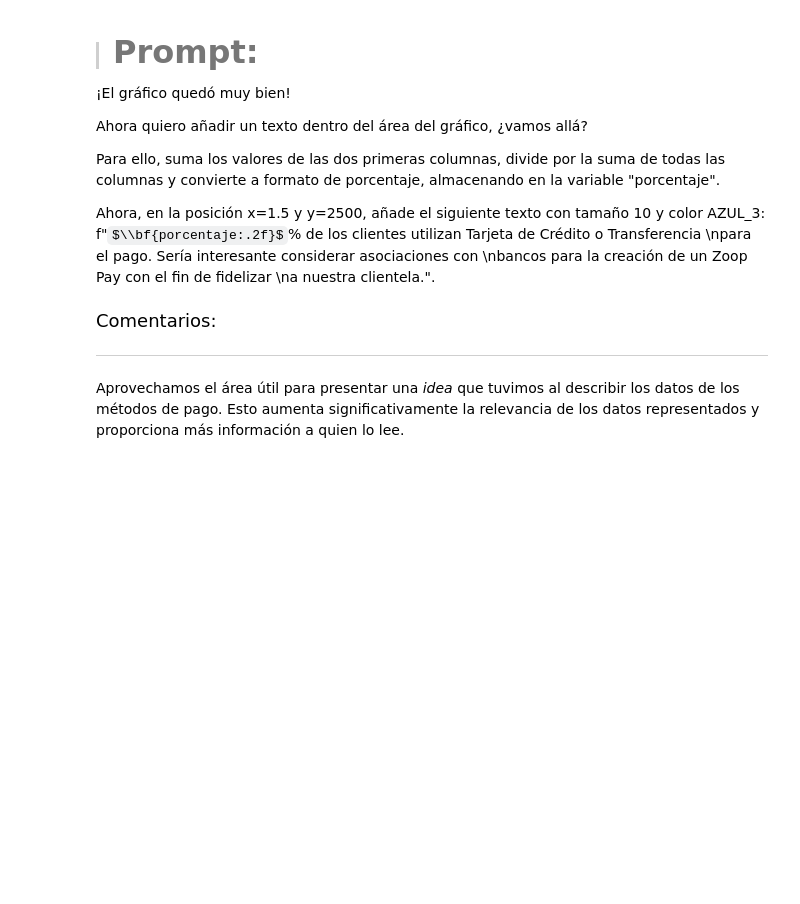
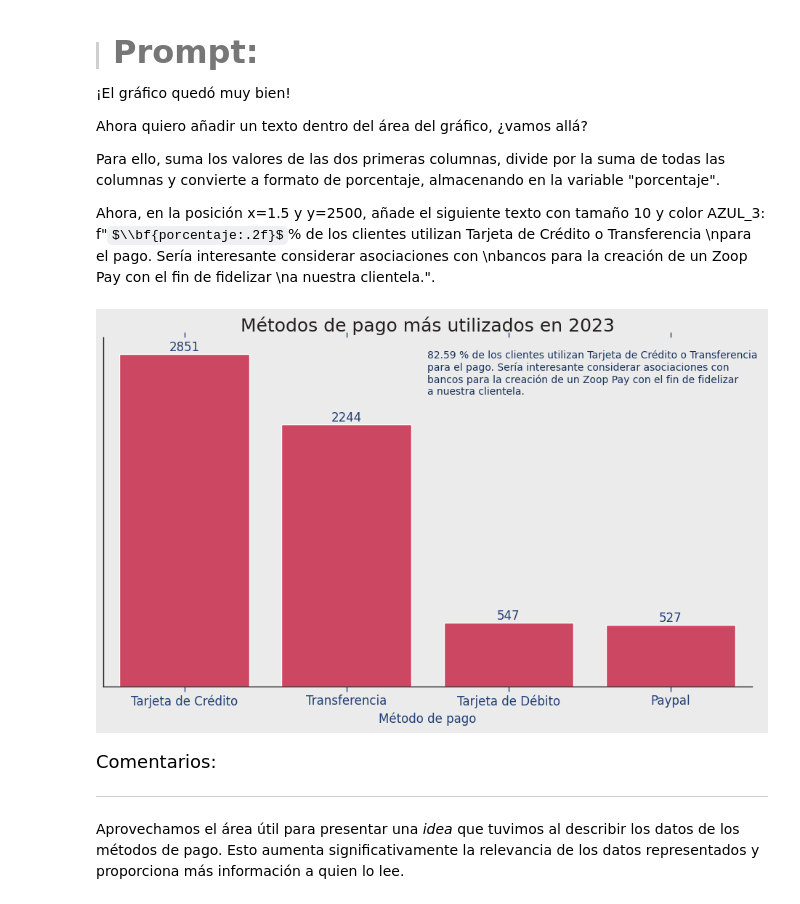
Before and after one commit to DanielRaiicHu/IA_aplicada_a_ciencia_de_datos, a Jupyter notebook: IA_aplicada_a_ciencia_de_datos.ipynb, the cells around one changed output. Saved outputs shown, nothing was run; the diff lists cells and outputs as text; code cells hidden in the pictures; some formulas as TeX source; blank space fills up the shorter version.

```diff
--- a/IA_aplicada_a_ciencia_de_datos.ipynb
+++ b/IA_aplicada_a_ciencia_de_datos.ipynb
@@ -1593,6 +1669,97 @@ Ahora quiero añadir un texto dentro del área del gráfico, ¿vamos allá?
 Para ello, suma los valores de las dos primeras columnas, divide por la suma de todas las columnas y convierte a formato de porcentaje, almacenando en la variable "porcentaje".
 
 Ahora, en la posición x=1.5 y y=2500, añade el siguiente texto con tamaño 10 y color AZUL_3: f"$\\bf{porcentaje:.2f}$% de los clientes utilizan Tarjeta de Crédito o Transferencia \npara el pago. Sería interesante considerar asociaciones con \nbancos para la creación de un Zoop Pay con el fin de fidelizar \na nuestra clientela.".
+# %%
+import pandas as pd
+import matplotlib.pyplot as plt
+import seaborn as sns
+
+# 1. Contar frecuencia de métodos de pago
+metodos_de_pago = df['metodo_pago'].value_counts().reset_index()
+metodos_de_pago.columns = ['metodo_pago', 'cantidad']
+
+# 2. Calcular el porcentaje
+suma_dos_primeros = metodos_de_pago['cantidad'].iloc[0:2].sum()
+suma_total = metodos_de_pago['cantidad'].sum()
+porcentaje = (suma_dos_primeros / suma_total) * 100
+
+# 3. Paleta de colores corporativos
+ROJO_1, ROJO_2, ROJO_3 = "#e23155", "#cc2c4e", "#b32742"
+AZUL_1, AZUL_2, AZUL_3 = "#203f75", "#1c3867", "#19325b"
+BLANCO, GRIS_1, GRIS_2, GRIS_3, GRIS_4, GRIS_5 = "#ffffff", "#ebebeb", "#d9d9d9", "#cccccc", "#555655", "#231f20"
+AQUA_1, AQUA_2, AQUA_3 = "#addcd4", "#9fccc5", "#96bfb9"
+
+# 4. Crear figura
+plt.figure(figsize=(10, 6), facecolor=GRIS_1)
+ax = sns.barplot(
+    data=metodos_de_pago,
+    x='metodo_pago',
+    y='cantidad',
+    color=ROJO_1
+)
+
+# 5. Estilo de fondo del gráfico
+ax.set_facecolor(GRIS_1)
+
+# 6. Título
+plt.title('Métodos de pago más utilizados en 2023', fontsize=18, color=GRIS_5)
+
+# 7. Ocultar eje Y
+ax.set_ylabel(None)
+ax.set_yticklabels([])
+ax.tick_params(axis='y', left=False)
+
+# 8. Estilo del eje X
+ax.set_xlabel('Método de pago', fontsize=12, color=AZUL_1)
+ax.tick_params(
+    axis='x',
+    which='both',
+    bottom=True,
+    top=False,
+    direction='out',
+    length=5,
+    width=1,
+    color=AZUL_1,
+    labelsize=12,
+    labelcolor=AZUL_1
+)
+
+# 9. Bordes estilo "L" y sin fondo de grilla
+sns.despine(top=True, right=True, left=False, bottom=False)
+ax.grid(False, axis='y')
+for spine in ['left', 'bottom']:
+    ax.spines[spine].set_visible(True)
+    ax.spines[spine].set_color(GRIS_5)
+    ax.spines[spine].set_linewidth(1)
+
+# 10. Etiquetas sobre las barras
+for p in ax.patches:
+    height = p.get_height()
+    ax.annotate(f'{int(height)}',
+                (p.get_x() + p.get_width() / 2, height),
+                ha='center', va='bottom',
+                fontsize=12, color=AZUL_1)
+
+# 11. Agregar texto dentro del gráfico
+texto = (
+    f"{porcentaje:.2f} % de los clientes utilizan Tarjeta de Crédito o Transferencia \n"
+    "para el pago. Sería interesante considerar asociaciones con \n"
+    "bancos para la creación de un Zoop Pay con el fin de fidelizar \n"
+    "a nuestra clientela."
+)
+plt.text(
+    x=1.5,
+    y=2500,
+    s=texto,
+    fontsize=10,
+    color=AZUL_3
+)
+
+# 12. Mostrar gráfico
+plt.tight_layout()
+plt.show()
+# %% [output]
+[figure, added]
 # %% [markdown]
 <font color="7b71ff" size=4> Comentarios: </font>
 
```
Also changed, not shown: parts of 15 cells of this notebook.
